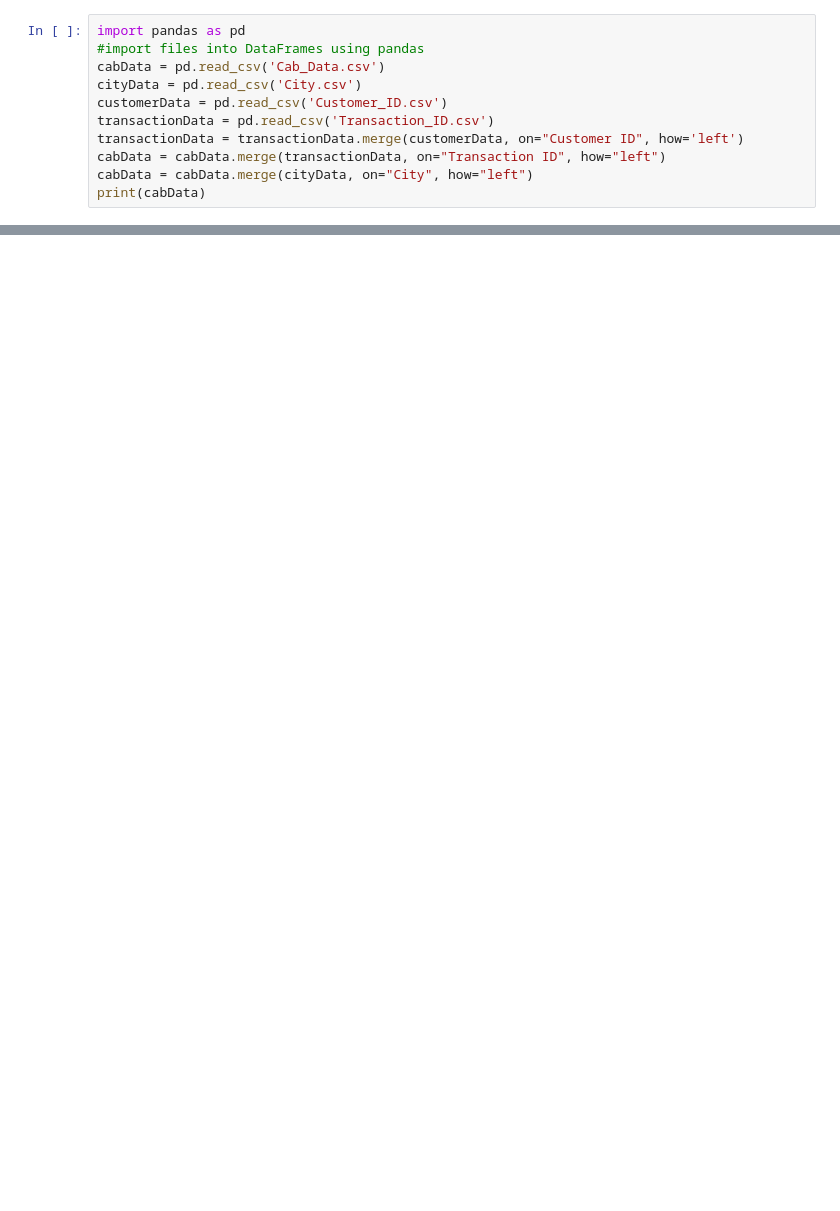
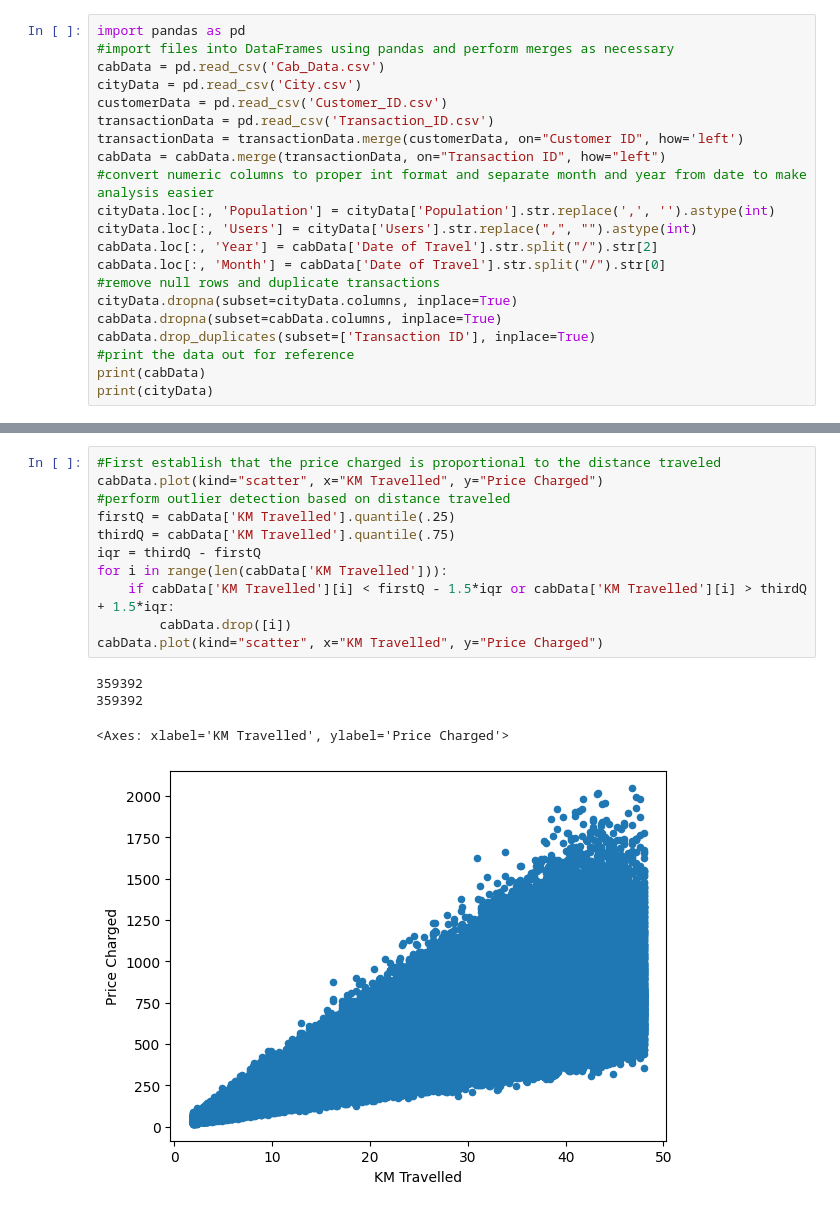
Before and after one commit to AryaSriva/DataSets, a Jupyter notebook: EDA.ipynb, the cells around one changed output, grey strips where cells are left out. Drawn from its saved outputs; the diff is of its cells as text; blank space fills up the shorter version.

Commit message:
formatted dates and added  dedup validation

```diff
--- a/EDA.ipynb
+++ b/EDA.ipynb
@@ -1,12 +1,22 @@
 # %%
 import pandas as pd
-#import files into DataFrames using pandas
+#import files into DataFrames using pandas and perform merges as necessary
 cabData = pd.read_csv('Cab_Data.csv')
 cityData = pd.read_csv('City.csv')
 customerData = pd.read_csv('Customer_ID.csv')
 transactionData = pd.read_csv('Transaction_ID.csv')
 transactionData = transactionData.merge(customerData, on="Customer ID", how='left')
 cabData = cabData.merge(transactionData, on="Transaction ID", how="left")
-cabData = cabData.merge(cityData, on="City", how="left")
+#convert numeric columns to proper int format and separate month and year from date to make analysis easier
+cityData.loc[:, 'Population'] = cityData['Population'].str.replace(',', '').astype(int)
+cityData.loc[:, 'Users'] = cityData['Users'].str.replace(",", "").astype(int)
+cabData.loc[:, 'Year'] = cabData['Date of Travel'].str.split("/").str[2]
+cabData.loc[:, 'Month'] = cabData['Date of Travel'].str.split("/").str[0]
+#remove null rows and duplicate transactions
+cityData.dropna(subset=cityData.columns, inplace=True)
+cabData.dropna(subset=cabData.columns, inplace=True)
+cabData.drop_duplicates(subset=['Transaction ID'], inplace=True)
+#print the data out for reference
 print(cabData)
+print(cityData)
 # %% [output]
@@ -29,0 +40,16 @@ print(cabData)
+# %%
+#First establish that the price charged is proportional to the distance traveled
+cabData.plot(kind="scatter", x="KM Travelled", y="Price Charged")
+#perform outlier detection based on distance traveled
+firstQ = cabData['KM Travelled'].quantile(.25)
+thirdQ = cabData['KM Travelled'].quantile(.75)
+iqr = thirdQ - firstQ
+for i in range(len(cabData['KM Travelled'])):
+    if cabData['KM Travelled'][i] < firstQ - 1.5*iqr or cabData['KM Travelled'][i] > thirdQ + 1.5*iqr:
+        cabData.drop([i])
+cabData.plot(kind="scatter", x="KM Travelled", y="Price Charged")
+# %% [output]
+359392
+359392
+<Axes: xlabel='KM Travelled', ylabel='Price Charged'>
+[figure, added]
```
Also changed, not shown: parts of 5 cells of this notebook, 1 other file.
